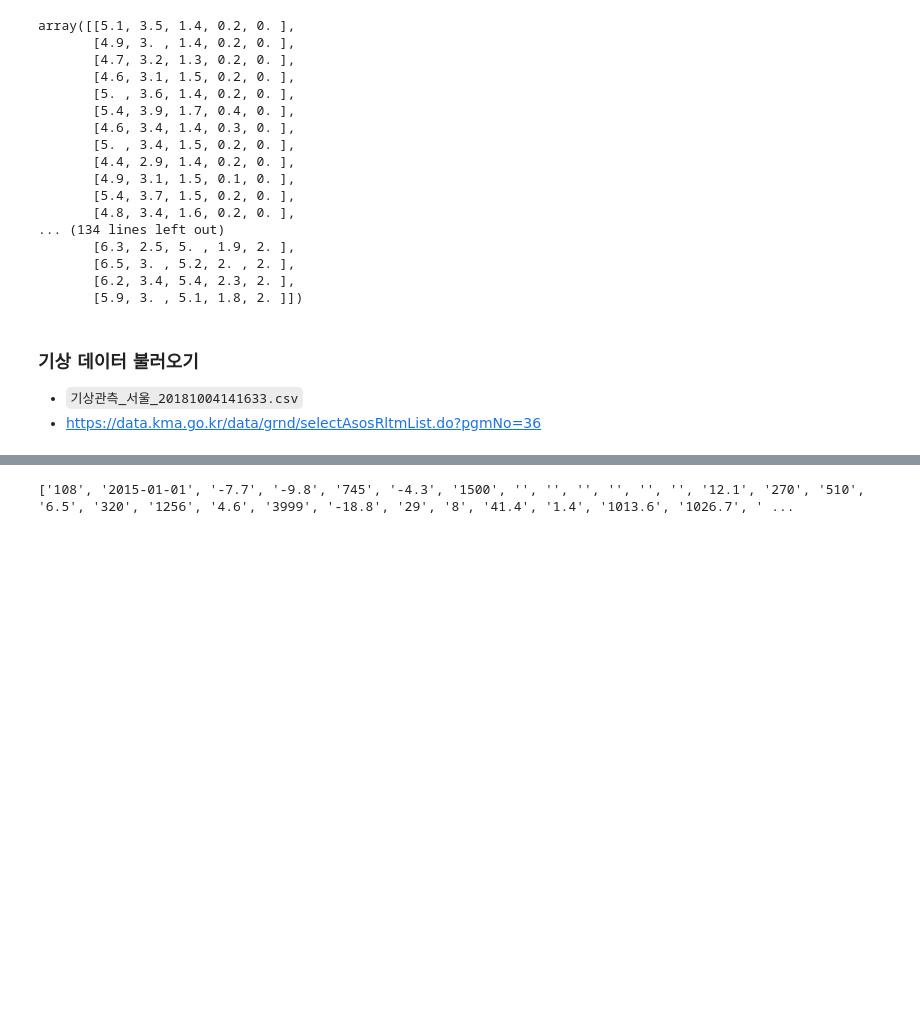
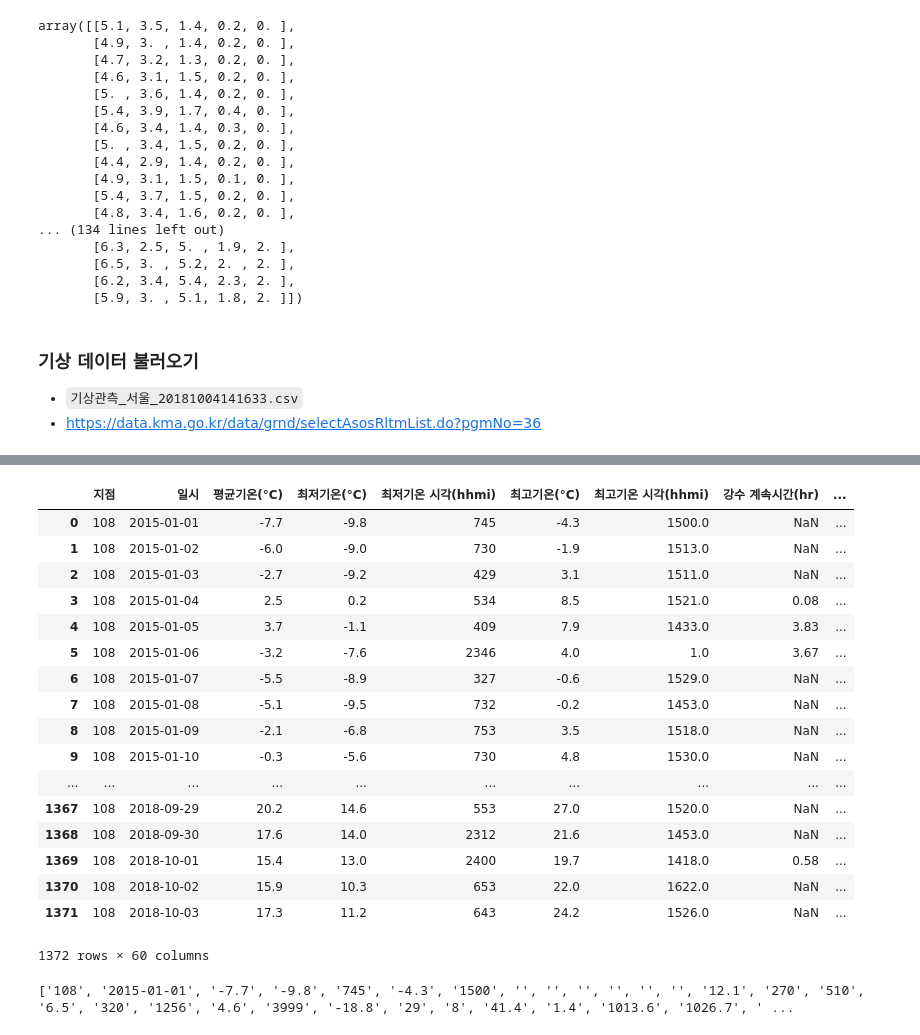
Before and after one commit to gubosd/lecture6, a Jupyter notebook: 파이썬고급/02_numpy_07_파일.ipynb, the cells around one changed output, grey strips where cells are left out. Saved outputs shown, nothing was run; the diff lists cells and outputs as text; code cells hidden in the pictures; blank space fills up the shorter version.

```diff
--- a/파이썬고급/02_numpy_07_파일.ipynb
+++ b/파이썬고급/02_numpy_07_파일.ipynb
@@ -148,3 +198,27 @@ array([[5.1, 3.5, 1.4, 0.2, 0. ],
+# %%
+import pandas as pd
+
+cli = pd.read_csv('climate.csv', delimiter=',', encoding='cp949')
+cli
+# %% [output]
+|  | 지점 | 일시 | 평균기온(°C) | 최저기온(°C) | 최저기온 시각(hhmi) | 최고기온(°C) | 최고기온 시각(hhmi) | 강수 계속시간(hr) | ... |
+| 0 | 108 | 2015-01-01 | -7.7 | -9.8 | 745 | -4.3 | 1500.0 | NaN | ... |
+| 1 | 108 | 2015-01-02 | -6.0 | -9.0 | 730 | -1.9 | 1513.0 | NaN | ... |
+| 2 | 108 | 2015-01-03 | -2.7 | -9.2 | 429 | 3.1 | 1511.0 | NaN | ... |
+| 3 | 108 | 2015-01-04 | 2.5 | 0.2 | 534 | 8.5 | 1521.0 | 0.08 | ... |
+| 4 | 108 | 2015-01-05 | 3.7 | -1.1 | 409 | 7.9 | 1433.0 | 3.83 | ... |
+| 5 | 108 | 2015-01-06 | -3.2 | -7.6 | 2346 | 4.0 | 1.0 | 3.67 | ... |
+| 6 | 108 | 2015-01-07 | -5.5 | -8.9 | 327 | -0.6 | 1529.0 | NaN | ... |
+| 7 | 108 | 2015-01-08 | -5.1 | -9.5 | 732 | -0.2 | 1453.0 | NaN | ... |
+| 8 | 108 | 2015-01-09 | -2.1 | -6.8 | 753 | 3.5 | 1518.0 | NaN | ... |
+| 9 | 108 | 2015-01-10 | -0.3 | -5.6 | 730 | 4.8 | 1530.0 | NaN | ... |
+| ... | ... | ... | ... | ... | ... | ... | ... | ... | ... |
+| 1367 | 108 | 2018-09-29 | 20.2 | 14.6 | 553 | 27.0 | 1520.0 | NaN | ... |
+| 1368 | 108 | 2018-09-30 | 17.6 | 14.0 | 2312 | 21.6 | 1453.0 | NaN | ... |
+| 1369 | 108 | 2018-10-01 | 15.4 | 13.0 | 2400 | 19.7 | 1418.0 | 0.58 | ... |
+| 1370 | 108 | 2018-10-02 | 15.9 | 10.3 | 653 | 22.0 | 1622.0 | NaN | ... |
+| 1371 | 108 | 2018-10-03 | 17.3 | 11.2 | 643 | 24.2 | 1526.0 | NaN | ... |
+1372 rows × 60 columns
 # %%
 s = '108,2015-01-01,-7.7,-9.8,745,-4.3,1500,,,,,,,12.1,270,510,6.5,320,1256,4.6,3999,-18.8,29,8,41.4,1.4,1013.6,1026.7,2216,1022.8,8,1024.9,9.6,8.9,1200,1.7,9.79,,,,,,.8,0,-4.1,-10.9,-3.4,-2,-.2,.7,3.4,5.6,8.3,15.5,17.3,,1.4,,{황사}0615-{황사}{강도0}0900-0955.,'
 cols = s.strip().split(',')
```
Also changed, not shown: parts of 8 cells of this notebook, 2 other files.
